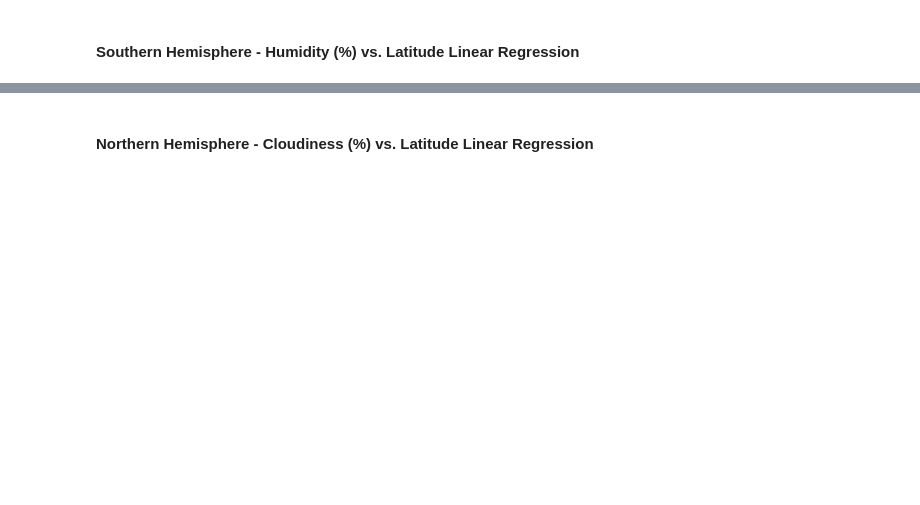
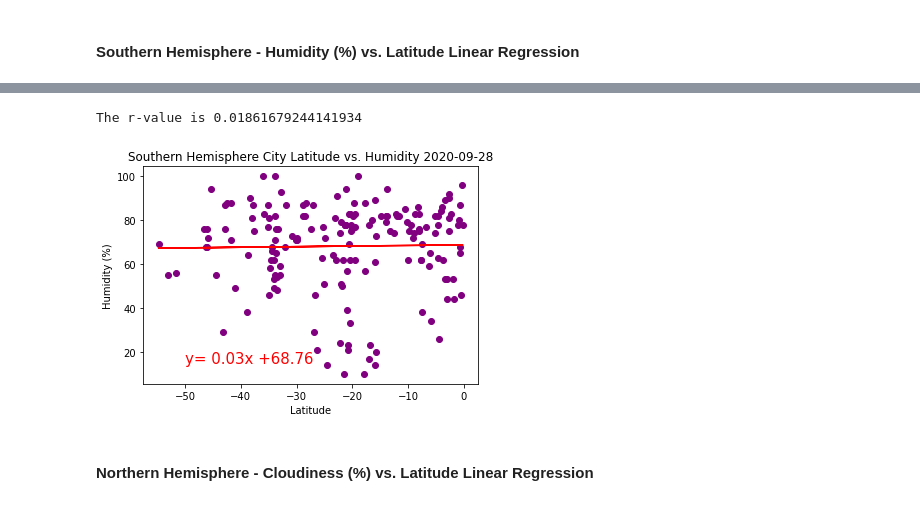
Before and after one commit to msullivan987/API-Challenge, a Jupyter notebook: WeatherPy/WeatherPy.ipynb, the cells around one changed output, grey strips where cells are left out. Saved outputs shown, nothing was run; the diff lists cells and outputs as text; code cells hidden in the pictures; blank space fills up the shorter version.

```diff
--- a/WeatherPy/WeatherPy.ipynb
+++ b/WeatherPy/WeatherPy.ipynb
@@ -265,2 +291,22 @@ The r-value is: 0.014985174297345524
+# %%
+lat = cities_df.loc[cities_df["Lat"]<0,"Lat"]
+humidity = cities_df.loc[cities_df["Lat"]<0,"Humidity"]
+
+(slope, intercept, rvalue, pvalue, stderr) = linregress(lat,humidity)
+southern_humidity_regress_values = slope*lat + intercept
+southern_humidity_regress_eq = "y= " + str(round(slope,2)) + "x +" + str(round(intercept,2))
+
+print(f"The r-value is {rvalue}")
+plt.scatter(lat,humidity,c="purple",)
+plt.title(f"Southern Hemisphere City Latitude vs. Humidity {date}")
+plt.xlabel("Latitude")
+plt.ylabel("Humidity (%)")
+plt.savefig("lat_v_humidity_regression_southern.png")
+plt.plot(lat,southern_humidity_regress_values,"r-")
+plt.annotate(southern_humidity_regress_eq,(-50,15),fontsize=15,color="red")
+plt.show()
+# %% [output]
+The r-value is 0.01861679244141934
+[figure, added]
 # %% [markdown]
 ####  Northern Hemisphere - Cloudiness (%) vs. Latitude Linear Regression
```
Also changed, not shown: parts of 26 cells of this notebook, 14 other files.
